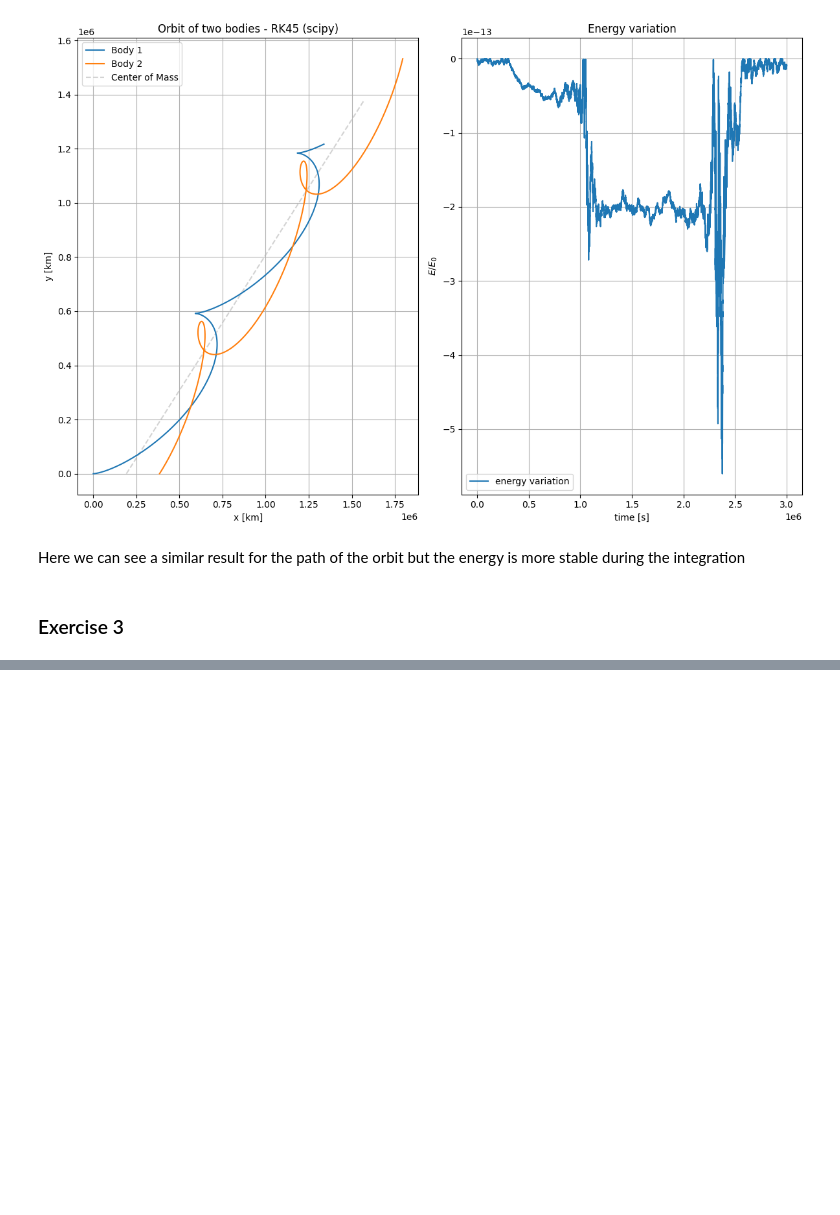
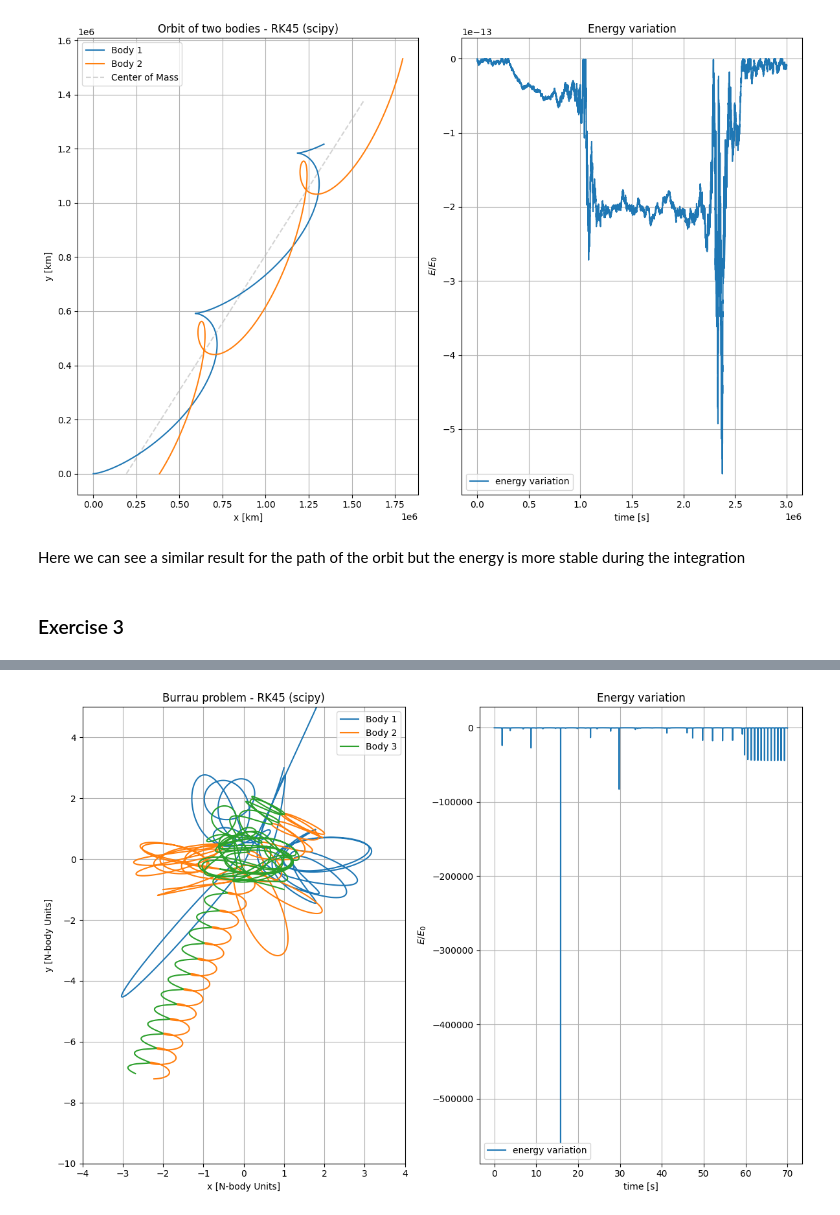
Before and after one commit to marcoboscato/celestial_mechanics, a Jupyter notebook: Homeworks/HW2/HW2_boscatomarco.ipynb, the cells around one changed output, grey strips where cells are left out. Cells and saved outputs as stored; diff of their text form; code cells hidden in the pictures; blank space fills up the shorter version.

```diff
--- a/Homeworks/HW2/HW2_boscatomarco.ipynb
+++ b/Homeworks/HW2/HW2_boscatomarco.ipynb
@@ -192,0 +299,29 @@ Here we can see a similar result for the path of the orbit but the energy is mor
+# %%
+solution = solve_ivp(fun=f, t_span=[t0, tf], y0=x, method='RK45', dense_output=True, rtol=1e-12, atol=1e-12)
+# %%
+energy2 = Energy_3bodies(solution.y.T)
+# %%
+plt.figure(figsize=(12,8))
+plt.subplot(1,2,1)
+plt.plot(solution.y[0], solution.y[1], label='Body 1')
+plt.plot(solution.y[2], solution.y[3], label='Body 2')
+plt.plot(solution.y[4], solution.y[5], label='Body 3')
+plt.xlabel('x [N-body Units]')
+plt.ylabel('y [N-body Units]')
+plt.title('Burrau problem - RK45 (scipy)')
+plt.xlim(-4, 4)
+plt.ylim(-10, 5)
+plt.grid()
+plt.legend()
+
+plt.subplot(1,2,2)
+plt.plot(solution.t, energy2, label='energy variation')
+plt.xlabel('time [s]')
+plt.ylabel('$E/E_{0}$')
+plt.title('Energy variation')
+plt.grid()
+plt.legend(loc='lower left')
+
+plt.tight_layout()
+# %% [output]
+[figure, added]
```
Also changed, not shown: parts of 15 cells of this notebook, 2 other files.
